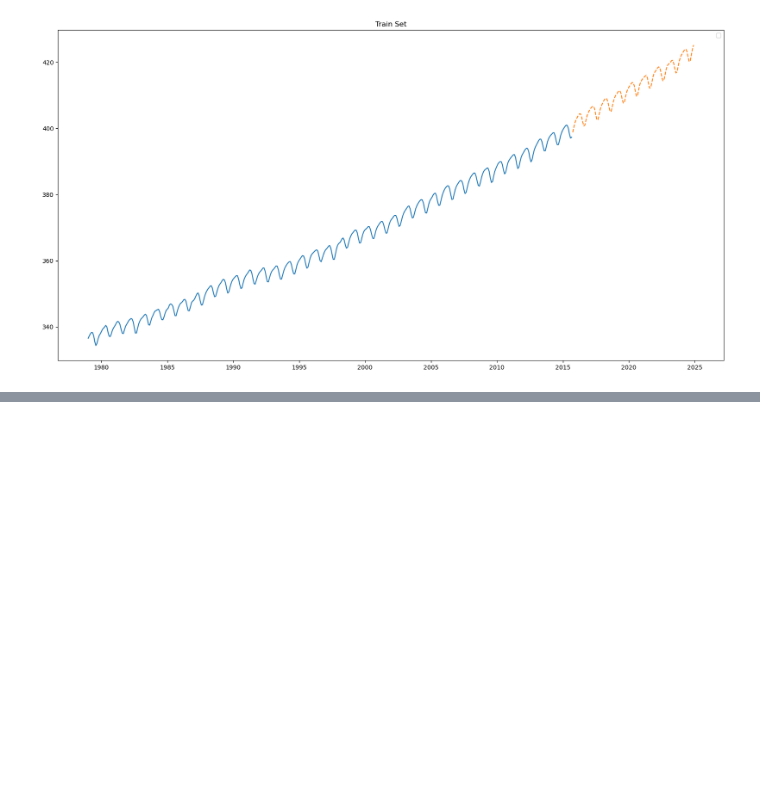
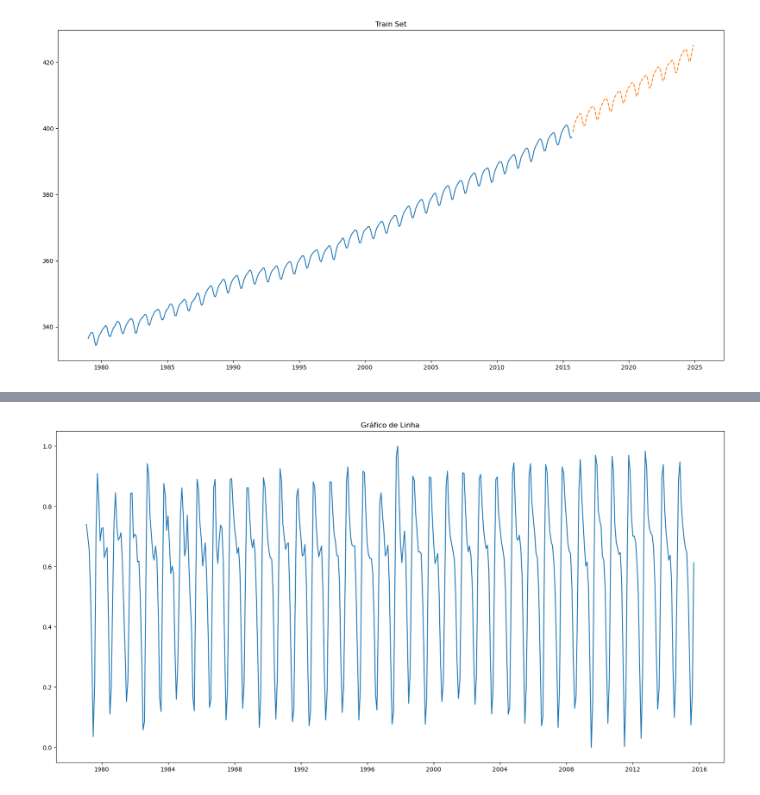
Before and after one commit to Elizetaa/Otimizacao-de-Gas-com-Neuro-Evolucao, a Jupyter notebook: Trends_Atmospheric_CO2/2_tensorFlow_model.ipynb, the cells around one changed output, grey strips where cells are left out. Cells and saved outputs as stored; diff of their text form; code cells hidden in the pictures; blank space fills up the shorter version.

```diff
--- a/Trends_Atmospheric_CO2/2_tensorFlow_model.ipynb
+++ b/Trends_Atmospheric_CO2/2_tensorFlow_model.ipynb
@@ -85,0 +90,6 @@ Name: average, Length: 111, dtype: float64
+# %%
+trainNormalized = aux.minmaxScaler(trainDiff)
+
+aux.plotLine(trainNormalized[0])
+# %% [output]
+[figure, added]
```
Also changed, not shown: parts of 4 cells of this notebook, 4 other files.
